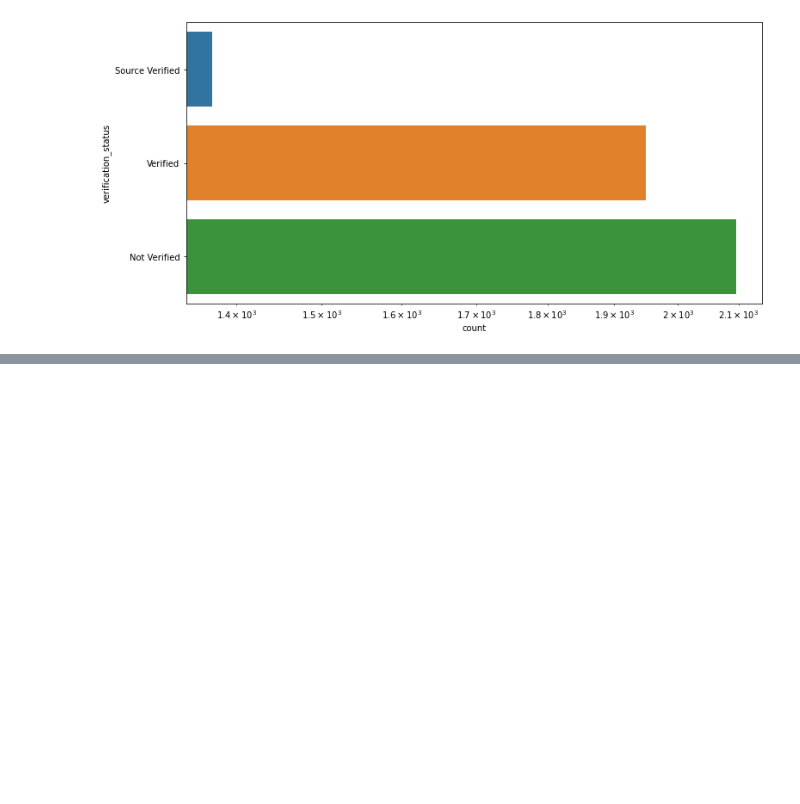
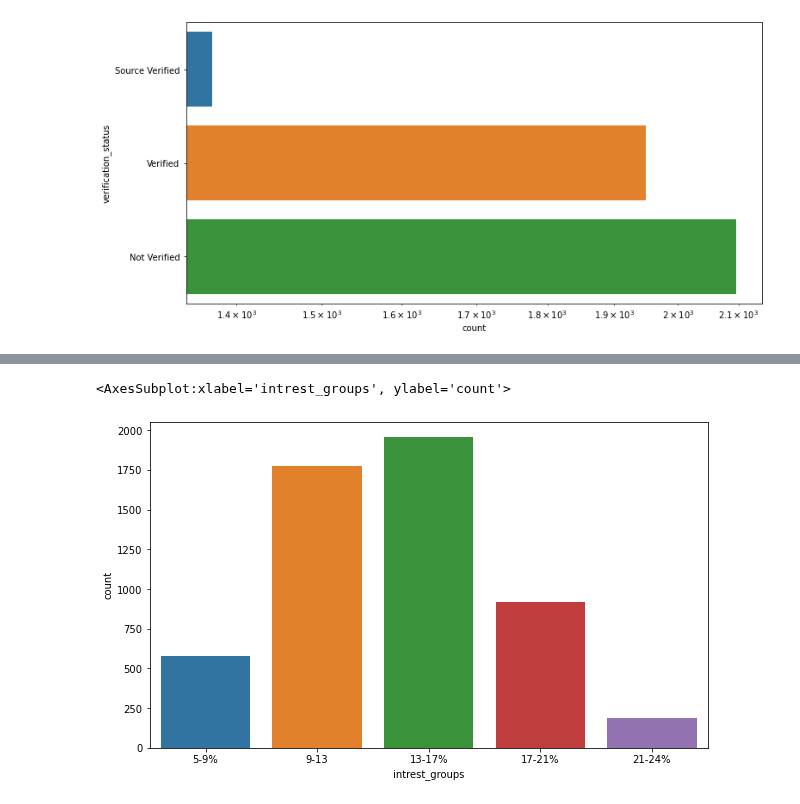
Before and after one commit to sateeshkumarj/Leanding_Club, a Jupyter notebook: leanding_club.ipynb, the cells around one changed output, grey strips where cells are left out. Saved outputs shown, nothing was run; the diff lists cells and outputs as text; code cells hidden in the pictures; blank space fills up the shorter version.

```diff
--- a/leanding_club.ipynb
+++ b/leanding_club.ipynb
@@ -242,0 +274,8 @@ sns.countplot(y='verification_status', data=loan[loan['loan_status']=='Charged O
+# %%
+#If loan interest rate is given between 5-9% the defaulters are less
+fig, ax = plt.subplots(figsize = (10,6))
+sns.countplot(x='intrest_groups', data=loan[loan.loan_status == 'Charged Off'])
+#print(loan.intrest_groups)
+# %% [output]
+<AxesSubplot:xlabel='intrest_groups', ylabel='count'>
+[figure, added]
```
Also changed, not shown: parts of 8 cells of this notebook.
